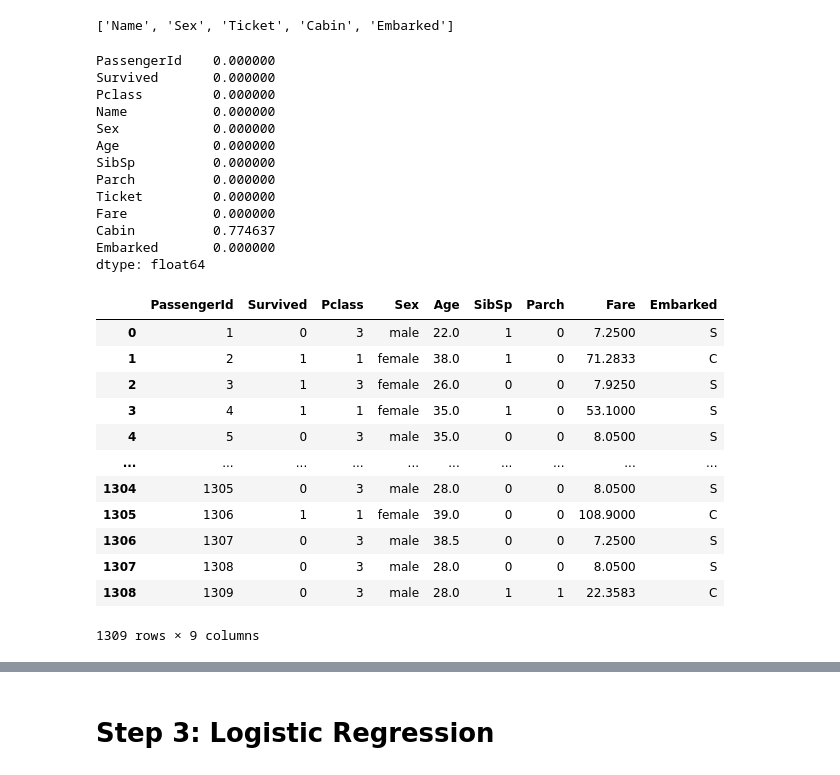
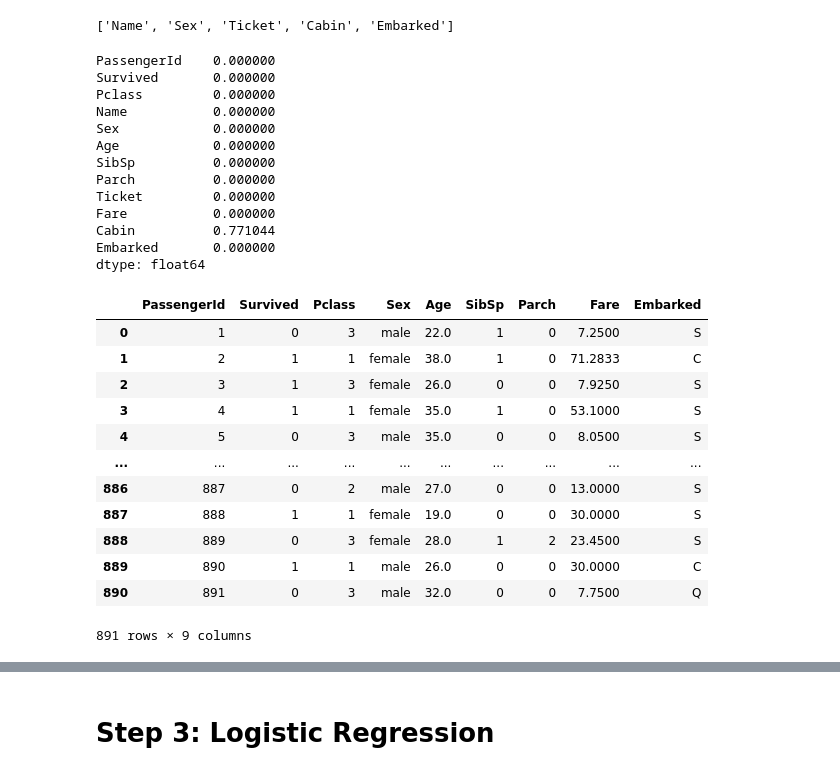
Before and after one commit to vieetdemort/Titanic---Machine-Learning-Problem, a Jupyter notebook: titanic-machine-learning-problem.ipynb, the cells around one changed output, grey strips where cells are left out. Drawn from its saved outputs; the diff is of its cells as text; code cells hidden in the pictures.

```diff
--- a/titanic-machine-learning-problem.ipynb
+++ b/titanic-machine-learning-problem.ipynb
@@ -24,5 +24,3 @@ for dirname, _, filenames in os.walk('/kaggle/input'):
 train = pd.read_csv('/kaggle/input/titanic/train.csv')
 test = pd.read_csv('/kaggle/input/titanic/test.csv')
 gs = pd.read_csv('/kaggle/input/titanic/gender_submission.csv')
-# %%
-test = test.merge(gs, how='left', on='PassengerId')
@@ -107,15 +95,23 @@ object_df
 # %% [output]
 ['Name', 'Sex', 'Ticket', 'Cabin', 'Embarked']
 # %%
-x = df["Age"].median()
-df["Age"].fillna(x, inplace = True)
+x = train["Age"].median()
+train["Age"].fillna(x, inplace = True)
 
-y = df["Fare"].median()
-df["Fare"].fillna(y, inplace = True)
+y = train["Fare"].median()
+train["Fare"].fillna(y, inplace = True)
 
-df["Embarked"].fillna(method="ffill", inplace = True)
+train["Embarked"].fillna(method="ffill", inplace = True)
+# %%
+a = test["Age"].median()
+test["Age"].fillna(a, inplace = True)
+
+b = test["Fare"].median()
+test["Fare"].fillna(b, inplace = True)
+
+test["Embarked"].fillna(method="ffill", inplace = True)
 # %%
-df.isna().mean()
+train.isna().mean()
 # %% [output]
 PassengerId    0.000000
 Survived       0.000000
@@ -127,26 +123,27 @@ SibSp          0.000000
 Parch          0.000000
 Ticket         0.000000
 Fare           0.000000
-Cabin          0.774637
+Cabin          0.771044
 Embarked       0.000000
 dtype: float64
 # %%
-df = df.drop(columns=['Cabin', 'Name', 'Ticket'], axis=1)
-df
+train = train.drop(columns=['Cabin', 'Name', 'Ticket'], axis=1)
+test = test.drop(columns=['Cabin', 'Name', 'Ticket'], axis=1)
+train
 # %% [output]
 |  | PassengerId | Survived | Pclass | Sex | Age | SibSp | Parch | Fare | Embarked |
 | 0 | 1 | 0 | 3 | male | 22.0 | 1 | 0 | 7.2500 | S |
 | 1 | 2 | 1 | 1 | female | 38.0 | 1 | 0 | 71.2833 | C |
 | 2 | 3 | 1 | 3 | female | 26.0 | 0 | 0 | 7.9250 | S |
 | 3 | 4 | 1 | 1 | female | 35.0 | 1 | 0 | 53.1000 | S |
 | 4 | 5 | 0 | 3 | male | 35.0 | 0 | 0 | 8.0500 | S |
 | ... | ... | ... | ... | ... | ... | ... | ... | ... | ... |
-| 1304 | 1305 | 0 | 3 | male | 28.0 | 0 | 0 | 8.0500 | S |
-| 1305 | 1306 | 1 | 1 | female | 39.0 | 0 | 0 | 108.9000 | C |
-| 1306 | 1307 | 0 | 3 | male | 38.5 | 0 | 0 | 7.2500 | S |
-| 1307 | 1308 | 0 | 3 | male | 28.0 | 0 | 0 | 8.0500 | S |
-| 1308 | 1309 | 0 | 3 | male | 28.0 | 1 | 1 | 22.3583 | C |
+| 886 | 887 | 0 | 2 | male | 27.0 | 0 | 0 | 13.0000 | S |
+| 887 | 888 | 1 | 1 | female | 19.0 | 0 | 0 | 30.0000 | S |
+| 888 | 889 | 0 | 3 | female | 28.0 | 1 | 2 | 23.4500 | S |
+| 889 | 890 | 1 | 1 | male | 26.0 | 0 | 0 | 30.0000 | C |
+| 890 | 891 | 0 | 3 | male | 32.0 | 0 | 0 | 7.7500 | Q |
-1309 rows × 9 columns
+891 rows × 9 columns
 # %%
 from sklearn.preprocessing import OneHotEncoder
 # %%
```
Also changed, not shown: parts of 23 cells of this notebook.
